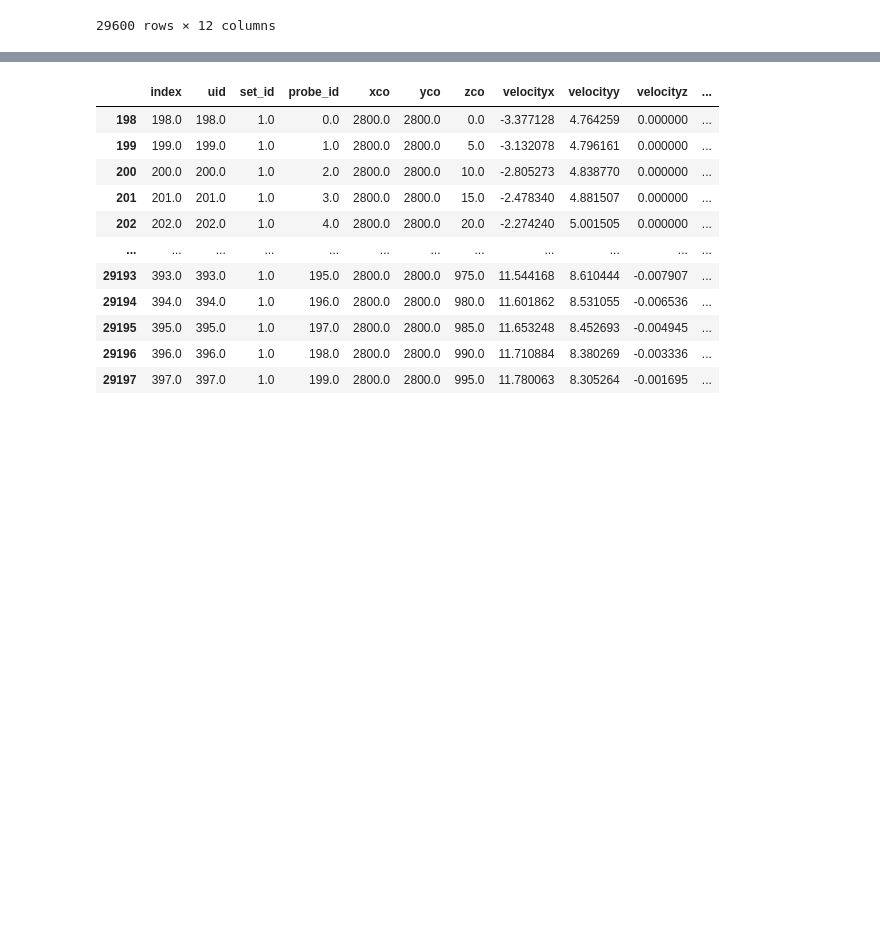
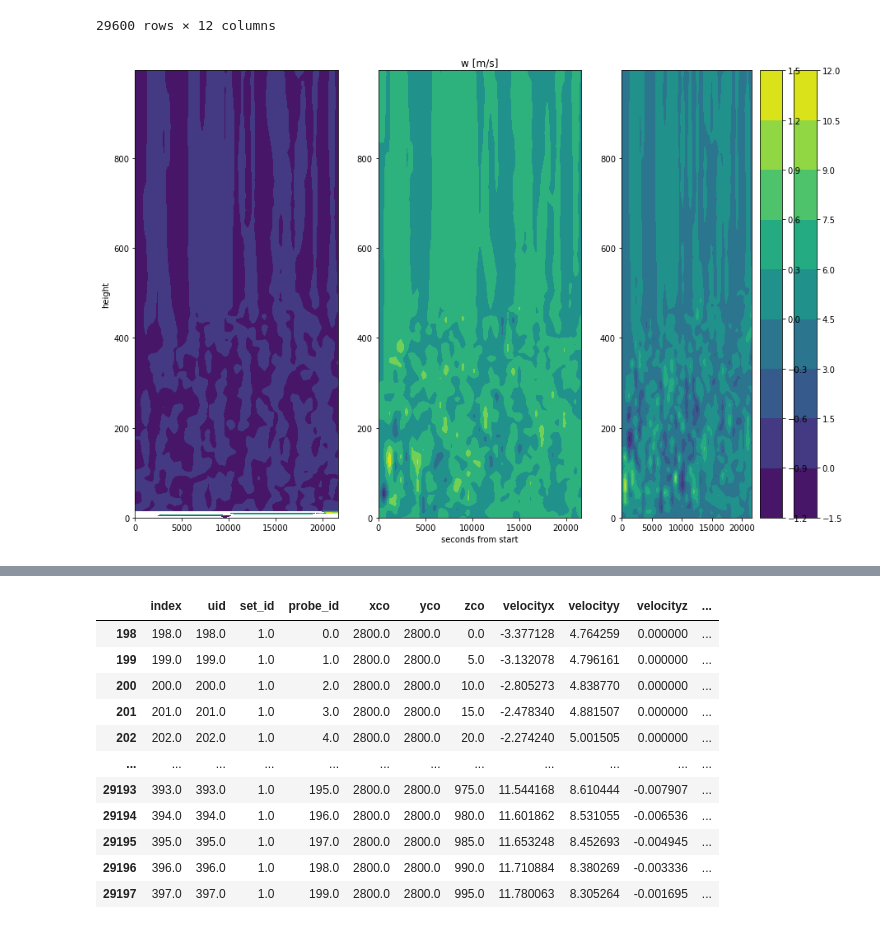
Before and after one commit to joejoeyjoseph/awaken-code, a Jupyter notebook: eagle/04_tower.ipynb, the cells around one changed output, grey strips where cells are left out. Saved outputs shown, nothing was run; the diff lists cells and outputs as text; code cells hidden in the pictures; blank space fills up the shorter version.

```diff
--- a/eagle/04_tower.ipynb
+++ b/eagle/04_tower.ipynb
@@ -79,5 +79,33 @@ df_all
 | 29598 | 798.0 | 798.0 | 3.0 | 198.0 | 2800.0 | 2700.0 | 990.0 | 11.719486 | 8.402782 | -0.003761 | ... |
 | 29599 | 799.0 | 799.0 | 3.0 | 199.0 | 2800.0 | 2700.0 | 995.0 | 11.791763 | 8.327123 | -0.001882 | ... |
 29600 rows × 12 columns
-# %%
-df_all['t'] = df_all['t']*dt
+# %%
+def plot_3towers(var, var_text):
+
+    fig, axs = plt.subplots(1, 3, figsize=(15, 10))
+
+    df_1 = df_all.loc[(df_all['set_id'] == 1)].pivot('zco', 't', var)
+
+    x, y =np.meshgrid(df_1.columns.values, df_1.index.values)
+    cs = axs[0].contourf(x, y, df_1.values)
+    cbar = plt.colorbar(cs)
+
+    df_2 = df_all.loc[(df_all['set_id'] == 2)].pivot('zco', 't', var)
+
+    x, y =np.meshgrid(df_2.columns.values, df_2.index.values)
+    cs = axs[1].contourf(x, y, df_2.values)
+
+    df_3 = df_all.loc[(df_all['set_id'] == 3)].pivot('zco', 't', var)
+
+    x, y =np.meshgrid(df_3.columns.values, df_3.index.values)
+    cs = axs[2].contourf(x, y, df_3.values)
+    cbar = plt.colorbar(cs)
+
+    axs[0].set_ylabel('height')
+    axs[1].set_xlabel('seconds from start')
+    axs[1].set_title(var_text)
+    plt.show()
+# %%
+plot_3towers('velocityz', 'w [m/s]')
+# %% [output]
+[figure, added]
```
Also changed, not shown: parts of 4 cells of this notebook.
